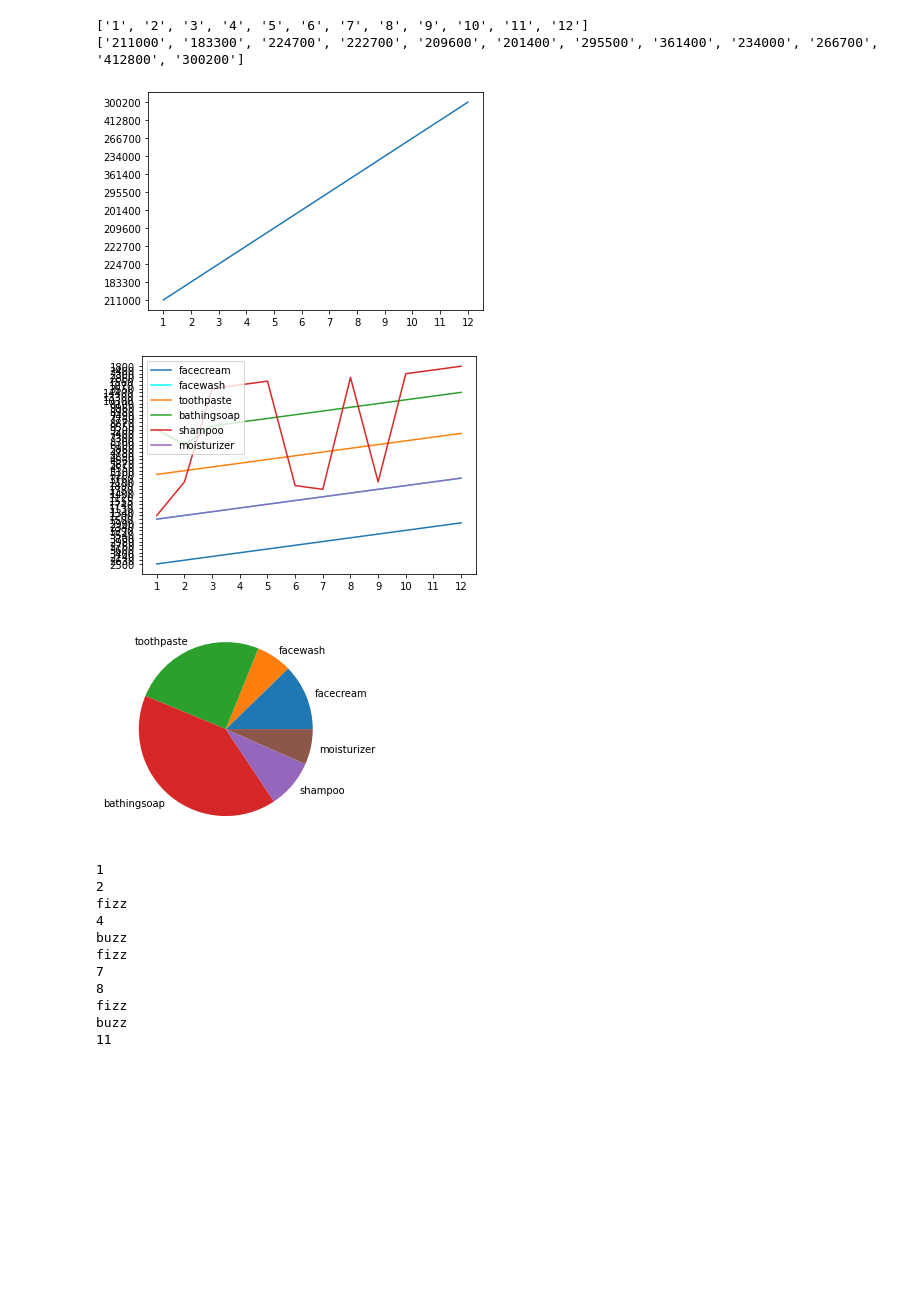
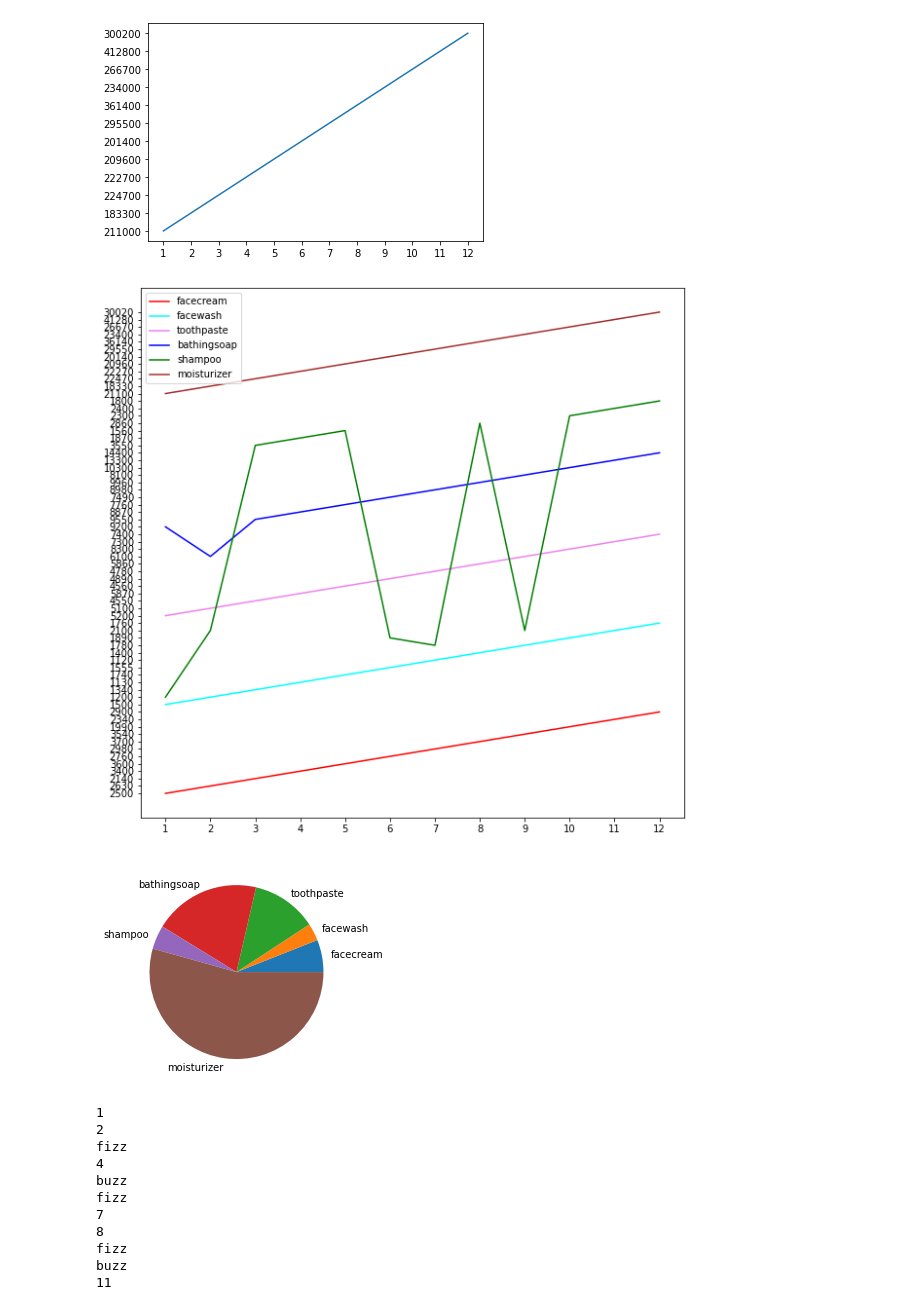
Before and after one commit to Sam-Hack-King/Databyte_inductions, a Jupyter notebook: Inductions_Task1.ipynb, the cells around one changed output. Cells and saved outputs as stored; diff of their text form; code cells hidden in the pictures; blank space fills up the shorter version.

```diff
--- a/Inductions_Task1.ipynb
+++ b/Inductions_Task1.ipynb
@@ -31,8 +31,10 @@ with open('company_sales_data1.csv', mode='r') as infile:
       X.append(temp)
       temp=rows[8]
       Y.append(temp)
-print(X)
-print(Y)
+
+
+#print(X)
+#print(Y)
 
 plt.plot(X,Y)
 plt.show()
@@ -72,47 +74,47 @@ with open('company_sales_data1.csv', mode='r') as infile:
       S4.append(temp)
       temp=rows[5]
       S5.append(temp)
-      temp=rows[6]
+      temp=rows[7]
       S6.append(temp)
 fig, ax = plt.subplots()
+fig.set_figheight(10)
+fig.set_figwidth(10)
+line1, = ax.plot(X,S1,label='facecream', color="Red")
+line2, = ax.plot(X,S2,label='facewash', color="Cyan")
+line3, = ax.plot(X,S3,label='toothpaste', color="Violet")
+line4, = ax.plot(X,S4,label='bathingsoap', color="Blue")
+line5, = ax.plot(X,S5,label='shampoo', color="Green")
+line6, = ax.plot(X,S6,label='moisturizer', color='brown')
 
-line1, = ax.plot(X,S1,label='facecream')
-line2, = ax.plot(X,S2,label='facewash',color="Cyan")
-line3, = ax.plot(X,S3,label='toothpaste')
-line4, = ax.plot(X,S4,label='bathingsoap')
-line5, = ax.plot(X,S5,label='shampoo')
-line6, = ax.plot(X,S6,label='moisturizer')
 plt.legend(handles=[line1,line2,line3,line4,line5,line6])
 plt.show()
 
 for ele in range(0, len(S1)):
     total1 += int(S1[ele])
 for ele in range(0, len(S2)):
     total2 = total2 + int(S2[ele])
 for ele in range(0, len(S3)):
     total3 = total3 + int(S3[ele])
 for ele in range(0, len(S4)):
     total4 = total4 + int(S4[ele])
 for ele in range(0, len(S5)):
     total5 = total5 + int(S5[ele])
 for ele in range(0, len(S6)):
     total6 = total6 + int(S6[ele])
 # c) Calculate total sales data for last year for each product and show it using a Pie chart
 total.insert(0,total1)
 total.insert(1,total2)
 total.insert(2,total3)
 total.insert(3,total4)
 total.insert(4,total5)
 total.insert(5,total6)
 lab = ['facecream','facewash','toothpaste','bathingsoap','shampoo','moisturizer']
 plt.pie(total,labels=lab)
 plt.show()
 # %% [output]
-['1', '2', '3', '4', '5', '6', '7', '8', '9', '10', '11', '12']
-['211000', '183300', '224700', '222700', '209600', '201400', '295500', '361400', '234000', '266700', '412800', '300200']
 [figure]
-[figure, old version]
+[figure, new version]
-[figure, old version]
+[figure, new version]
 # %%
 # Page 5
 # a) In your choice of language(Preferably python/R), write a program that prints the numbers ranging from one to 100.
```
